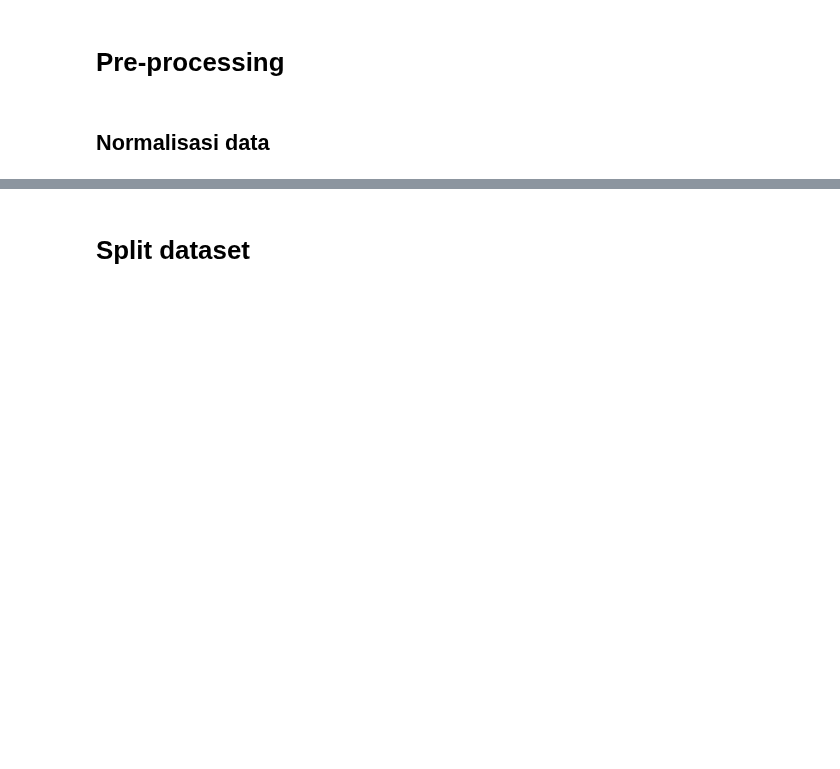
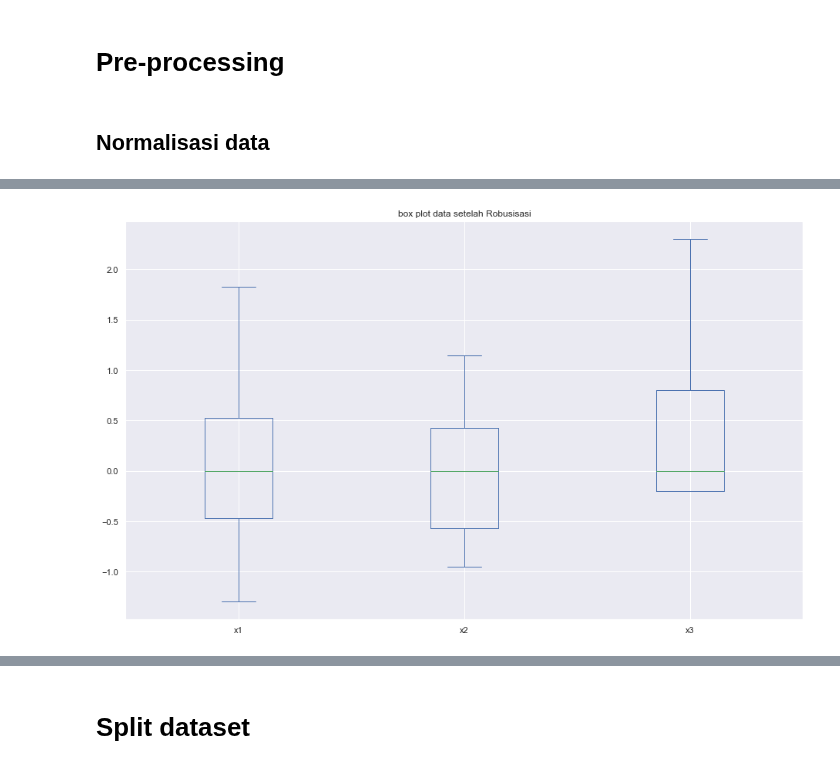
Before and after one commit to khalilullahalfaath/AI_Tubes-03-Learning, a Jupyter notebook: AI_Kelompok_15_Learning.ipynb, the cells around one changed output, grey strips where cells are left out. Saved outputs shown, nothing was run; the diff lists cells and outputs as text; code cells hidden in the pictures; blank space fills up the shorter version.

Commit message:
add New scaling methods

```diff
--- a/AI_Kelompok_15_Learning.ipynb
+++ b/AI_Kelompok_15_Learning.ipynb
@@ -222,8 +224,12 @@ ax = df[['x1', 'x2', 'x3']].plot(kind='box', title='box plot data setelah memepe
 def minMaxScaling(df) :
     return (df.iloc[:,:4] - df.iloc[:,:4].min()) / (df.iloc[:,:4].max() - df.iloc[:,:4].min())
 
-# def standardScaling(df) :
-#     return (df.iloc[:,4:] - df.iloc[:,4:].mean() / df.iloc[:,4:].std())
+def standardScaling(df) :
+    return ((df.iloc[:,:4] - df.iloc[:,:4].mean()) / df.iloc[:,:4].std())
+
+def robustScaling(df):
+    return ((df.iloc[:,:4] - df.iloc[:,:4].median()) / (df.iloc[:,:4].quantile(0.75) - df.iloc[:,:4].quantile(0.25)))
 
 dataNormalized = minMaxScaling(df)
-dataNormalized
+dataRobusted = robustScaling(df)
+dataStandarized = standardScaling(df)
@@ -249,0 +290,6 @@ ax = dataNormalized[['x1', 'x2', 'x3']].plot(kind='box', title='box plot data se
+# %%
+plt.rcParams["figure.figsize"] = [13, 8]
+plt.rcParams["figure.autolayout"] = True
+ax = dataRobusted[['x1', 'x2', 'x3']].plot(kind='box', title='box plot data setelah Robusisasi')
+# %% [output]
+[figure, added]
```
Also changed, not shown: parts of 43 cells of this notebook, 1 other file.
